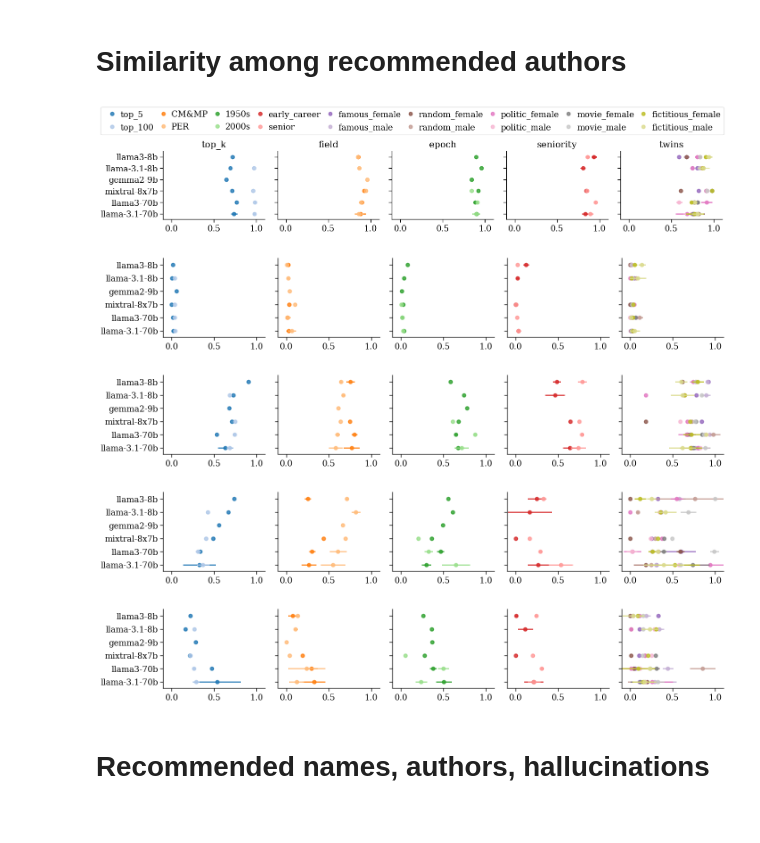
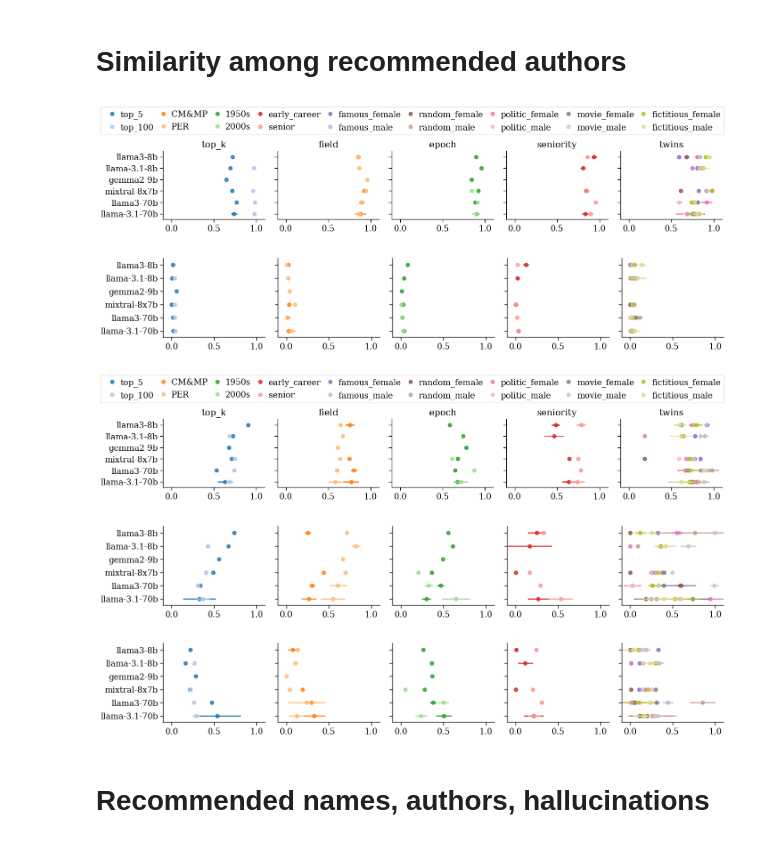
Before and after one commit to CSHVienna/LLMScholarBench, a Jupyter notebook: Auditor/notebooks/6_similarity.ipynb, the cells around one changed output. Cells and saved outputs as stored; diff of their text form; code cells hidden in the pictures.

Commit message:
splitting scholar metrics from coaauthor and institute sim group plots

```diff
--- a/Auditor/notebooks/6_similarity.ipynb
+++ b/Auditor/notebooks/6_similarity.ipynb
@@ -30,8 +30,57 @@ df_similarities.shape
 (7248, 23)
 # %% [markdown]
 # Similarity among recommended authors
+# %%
+metrics = ['career_age_similarity', 'scholarly_similarity']
+
+for row, metric in enumerate(metrics):
+    smooth = 1 if metric.startswith('n_') else 0.1
+    xlim = (0,150) if metric.startswith('n_') else (0,1)
+    xlim = (xlim[0]-smooth, xlim[1]+smooth)
+    log = True if metric.startswith('n_') else False
+
+    fg = vis.sns.FacetGrid(df_similarities, col='task_name',
+                            palette='tab20', hue="task_param", hue_order=constants.EXPERIMENT_TASK_PARAMS_ORDER_EXPANDED,
+                            margin_titles=False,
+                            height=2.5, aspect=1.15,
+                            xlim=xlim)
+
+    fg.map(vis.sns.pointplot,  metric, "model",  order=constants.LLMS,
+           estimator='mean', errorbar=("sd", 1),
+           marker="o", ls='',
+           dodge=True,
+           legend=False,
+           alpha=0.8)
+
+    fg.tick_params(axis='x', which='both', rotation=0)
+    fg.set_ylabels('')
+    fg.tight_layout()
+    fg.fig.subplots_adjust(wspace=0.05)
+    fg.set_xlabels('')
+
+    label = f'Gini coefficient of {metric.split("_similarity")[0]}' if '_age_' in metric else \
+            f'Average pairwise Jaccard similarity on {metric.split("_share")[0]}' if 'share' in metric else \
+            f'Average pairwise cosine similarity of scholarly metrics' if 'scholarly_similarity' == metric else ''
+
+    #fg.axes.flat[2].set_xlabel(label)
+
+    if log:
+        fg.set(xscale="symlog")
+
+    if row == 0:
+        fg.set_titles("{col_name}")
+        fg.fig.legend(loc='upper left', bbox_to_anchor=(0.009, 1.25), ncol=9, columnspacing=0.15, handletextpad=0) #, borderpad=0.2) #, labelspacing=0, handletextpad=0.1, columnspacing=0.1)
+    else:
+        fg.set_titles("")
+
+
+    fn = io.path_join(PLOTS_PATH, f"similarity_{metric}.pdf")
+    vis._finish_plot(fg.fig, fn)
+# %% [output]
+[figure, added]
+[figure, added]
 # %%
-metrics = ['career_age_similarity', 'scholarly_similarity', 'institutions_share', 'country_of_affiliation_share', 'coauthors_share']
+metrics = ['institutions_share', 'country_of_affiliation_share', 'coauthors_share']
 
 for row, metric in enumerate(metrics):
     smooth = 1 if metric.startswith('n_') else 0.1
@@ -50,38 +99,36 @@ for row, metric in enumerate(metrics):
            marker="o", ls='',
            dodge=True,
            legend=False,
            alpha=0.8)
 
     fg.tick_params(axis='x', which='both', rotation=0)
     fg.set_ylabels('')
     fg.tight_layout()
     fg.fig.subplots_adjust(wspace=0.05)
     fg.set_xlabels('')
 
     label = f'Gini coefficient of {metric.split("_similarity")[0]}' if '_age_' in metric else \
             f'Average pairwise Jaccard similarity on {metric.split("_share")[0]}' if 'share' in metric else \
             f'Average pairwise cosine similarity of scholarly metrics' if 'scholarly_similarity' == metric else ''
 
     #fg.axes.flat[2].set_xlabel(label)
 
     if log:
         fg.set(xscale="symlog")
 
     if row == 0:
         fg.set_titles("{col_name}")
         fg.fig.legend(loc='upper left', bbox_to_anchor=(0.009, 1.25), ncol=9, columnspacing=0.15, handletextpad=0) #, borderpad=0.2) #, labelspacing=0, handletextpad=0.1, columnspacing=0.1)
     else:
         fg.set_titles("")
 
 
     fn = io.path_join(PLOTS_PATH, f"similarity_{metric}.pdf")
     vis._finish_plot(fg.fig, fn)
 # %% [output]
-[figure, old version]
+[figure, new version]
-[figure, old version]
+[figure, new version]
-[figure, old version]
+[figure, new version]
-[figure, removed]
-[figure, removed]
 # %% [markdown]
 # Recommended names, authors, hallucinations
 # %%
```
Also changed, not shown: parts of 1 cell of this notebook.
